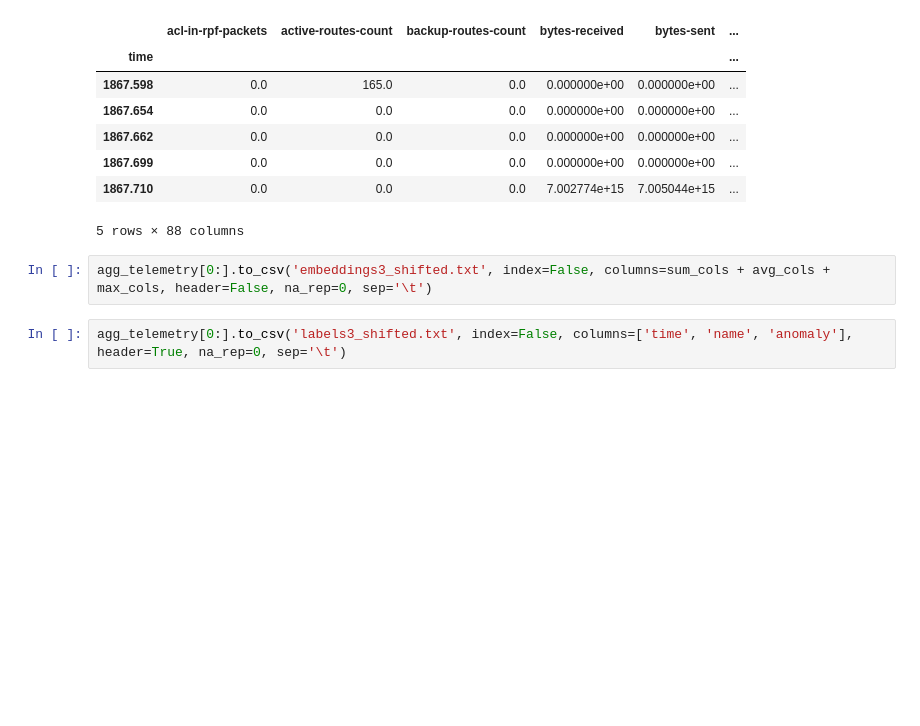
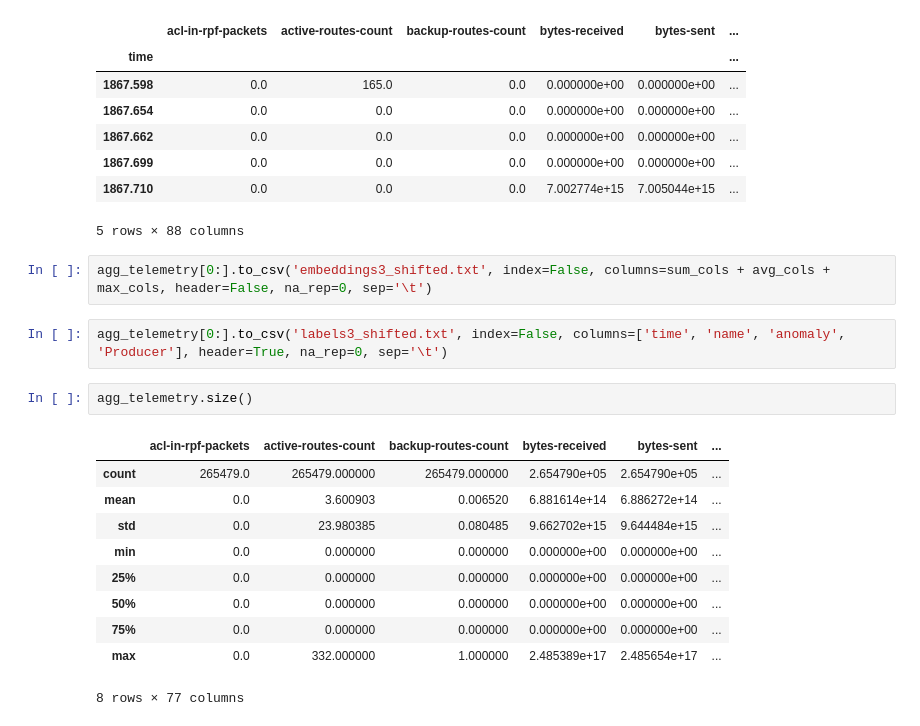
Before and after one commit to glicerico/visualize-telemetry, a Jupyter notebook: notebooks/preproc_data3.ipynb, the cells around one changed output. Cells and saved outputs as stored; diff of their text form; blank space fills up the shorter version.

```diff
--- a/notebooks/preproc_data3.ipynb
+++ b/notebooks/preproc_data3.ipynb
@@ -134,4 +134,17 @@ agg_telemetry.tail()
 # %%
 agg_telemetry[0:].to_csv('embeddings3_shifted.txt', index=False, columns=sum_cols + avg_cols + max_cols, header=False, na_rep=0, sep='\t')
 # %%
-agg_telemetry[0:].to_csv('labels3_shifted.txt', index=False, columns=['time', 'name', 'anomaly'], header=True, na_rep=0, sep='\t')
+agg_telemetry[0:].to_csv('labels3_shifted.txt', index=False, columns=['time', 'name', 'anomaly', 'Producer'], header=True, na_rep=0, sep='\t')
+# %%
+agg_telemetry.size()
+# %% [output]
+|  | acl-in-rpf-packets | active-routes-count | backup-routes-count | bytes-received | bytes-sent | ... |
+| count | 265479.0 | 265479.000000 | 265479.000000 | 2.654790e+05 | 2.654790e+05 | ... |
+| mean | 0.0 | 3.600903 | 0.006520 | 6.881614e+14 | 6.886272e+14 | ... |
+| std | 0.0 | 23.980385 | 0.080485 | 9.662702e+15 | 9.644484e+15 | ... |
+| min | 0.0 | 0.000000 | 0.000000 | 0.000000e+00 | 0.000000e+00 | ... |
+| 25% | 0.0 | 0.000000 | 0.000000 | 0.000000e+00 | 0.000000e+00 | ... |
+| 50% | 0.0 | 0.000000 | 0.000000 | 0.000000e+00 | 0.000000e+00 | ... |
+| 75% | 0.0 | 0.000000 | 0.000000 | 0.000000e+00 | 0.000000e+00 | ... |
+| max | 0.0 | 332.000000 | 1.000000 | 2.485389e+17 | 2.485654e+17 | ... |
+8 rows × 77 columns
```
Also changed, not shown: 4 other files.
